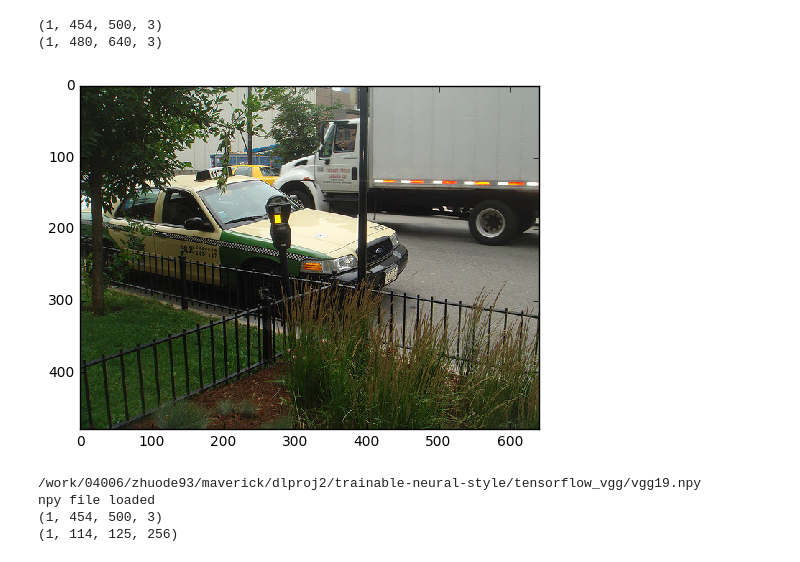
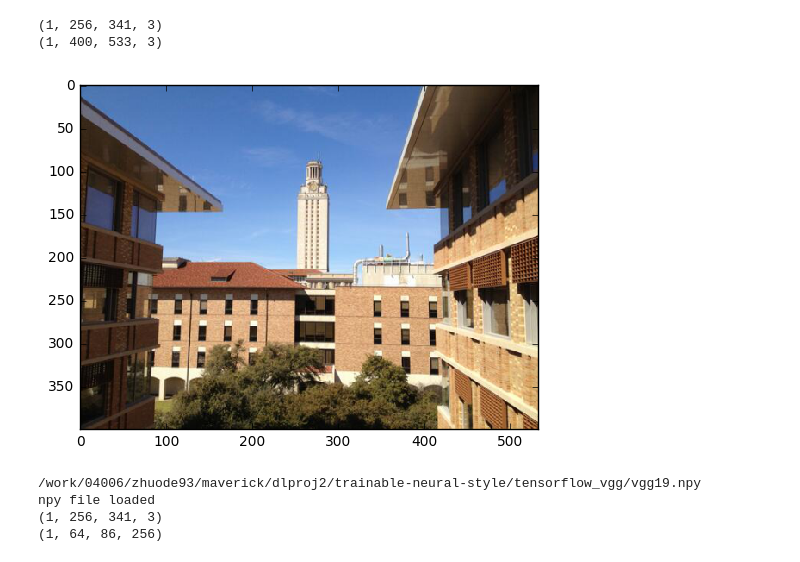
Before and after one commit to zerolocker/trainable-neural-style, a Jupyter notebook: slow_neural_style.ipynb, the cells around one changed output. Drawn from its saved outputs; the diff is of its cells as text; code cells hidden in the pictures.

```diff
--- a/slow_neural_style.ipynb
+++ b/slow_neural_style.ipynb
@@ -30,27 +30,27 @@ def load_image_as_batch_with_optional_resize(path, newH=None, newW=None):
     img = img.reshape((1,)+img.shape)
     return img
 # %%
-CONTENT_LAYER = 'conv3_2'
+CONTENT_LAYER = 'conv4_2'
 STYLE_LAYERS = ('conv1_1', 'conv2_1', 'conv3_1', 'conv4_1')
 
 class ARG:pass
 arg = ARG()
 arg.gen_img_height=500
 
-styleimg = load_image_as_batch_with_optional_resize('./styles/unknown.jpg')
+styleimg = load_image_as_batch_with_optional_resize('./styles/nice_style2.jpg', newH=256)
 print(styleimg.shape)
 # contentimg = load_image_as_batch_with_optional_resize('./brad_pitt.jpg', newH=arg.gen_img_height)
-contentimg = load_image_as_batch_with_optional_resize('contents/smalltestset/COCO_test2014_000000000001.jpg')
+contentimg = load_image_as_batch_with_optional_resize('contents/gdc.jpg',newH=400)
 print(contentimg.shape)
 
 arg.gen_img_width = contentimg.shape[1] # computed from aspect ratio of content_img
 # show image
 skimage.io.imshow(contentimg[0])
 plt.show()
 # %% [output]
-(1, 454, 500, 3)
-(1, 480, 640, 3)
+(1, 256, 341, 3)
+(1, 400, 533, 3)
-[figure, old version]
+[figure, new version]
 # %%
 sess=tf.Session()
 img_pl = tf.placeholder(tf.float32)
@@ -63,8 +63,8 @@ print(conv31feat.shape)
 # %% [output]
 /work/04006/zhuode93/maverick/dlproj2/trainable-neural-style/tensorflow_vgg/vgg19.npy
 npy file loaded
-(1, 454, 500, 3)
-(1, 114, 125, 256)
+(1, 256, 341, 3)
+(1, 64, 86, 256)
 # %%
 def gram_matrix(feat_map):
     assert isinstance(feat_map, tf.Tensor)
```
Also changed, not shown: parts of 5 cells of this notebook, 6 other files.
